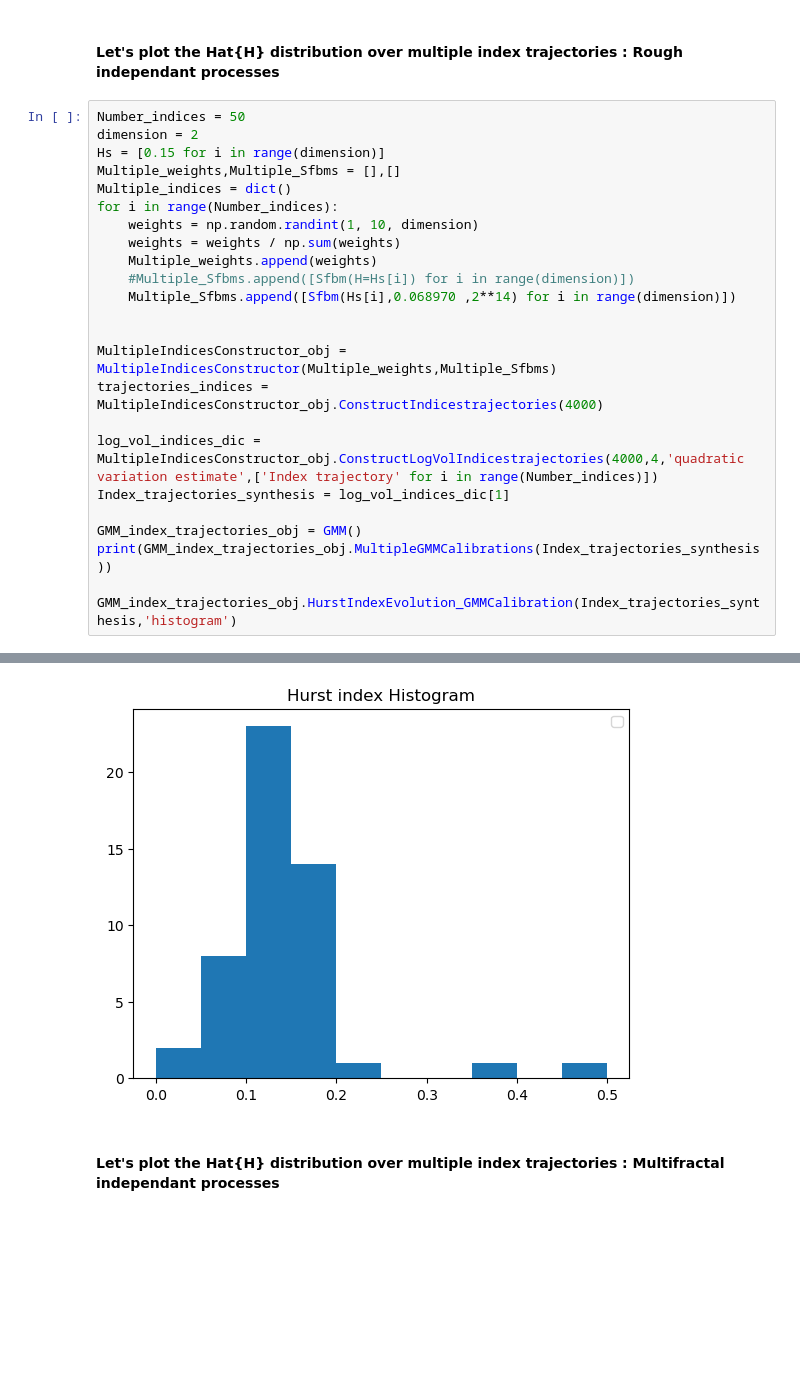
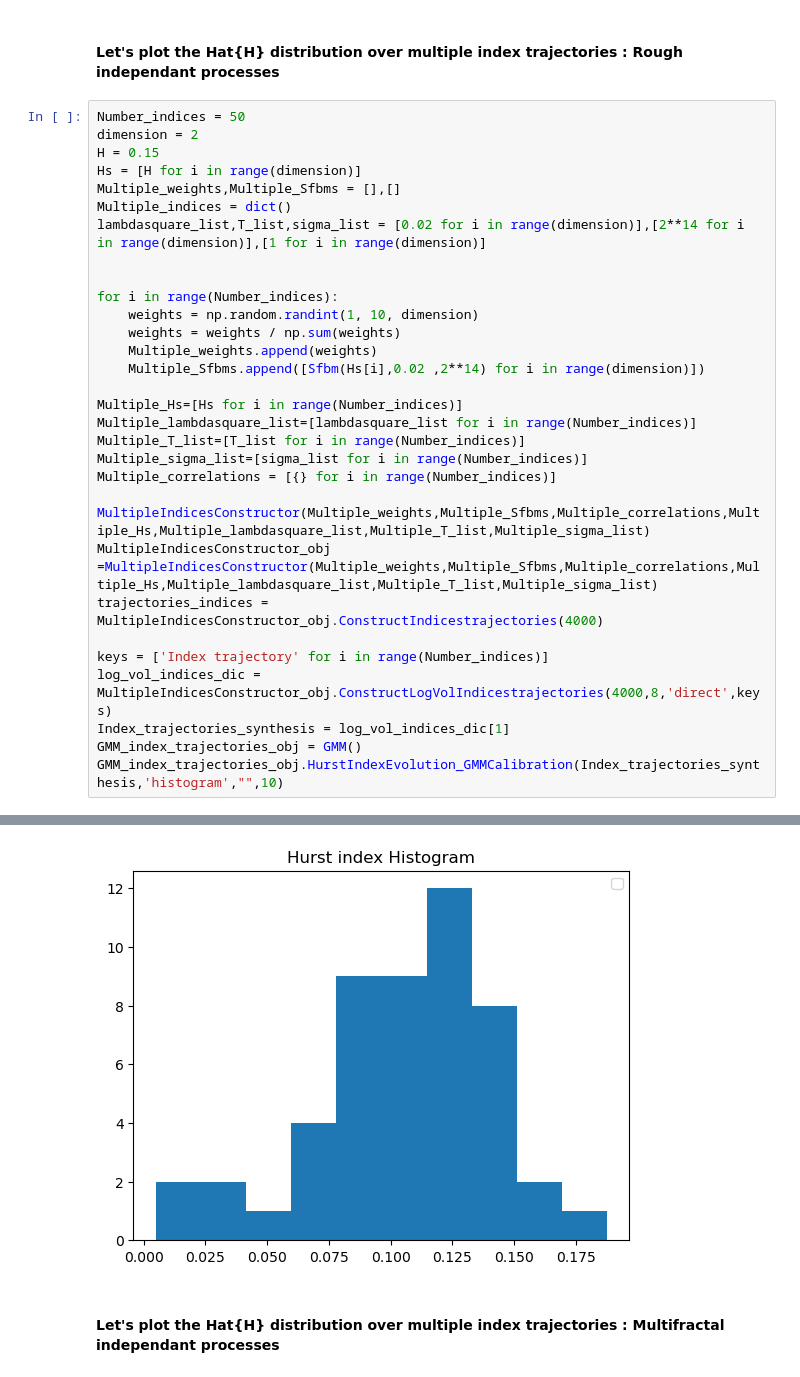
Before and after one commit to Othmane-ZARHALI/PhDThesisRepo, a Jupyter notebook: Indices vs stocks hurst index GMM estimates/HurststockVSindexlogSfbm.ipynb, the cells around one changed output, grey strips where cells are left out. Saved outputs shown, nothing was run; the diff lists cells and outputs as text; blank space fills up the shorter version.

Commit message:
Add general multidimensional Sfbm with Notebook tests

```diff
--- a/Indices vs stocks hurst index GMM estimates/HurststockVSindexlogSfbm.ipynb
+++ b/Indices vs stocks hurst index GMM estimates/HurststockVSindexlogSfbm.ipynb
@@ -978,26 +984,33 @@ index_estimatedGMM_paramSfbms =  (0.07764962262450477, 0.518415589675762, 3.6799
 # %%
 Number_indices = 50
 dimension = 2
-Hs = [0.15 for i in range(dimension)]
+H = 0.15
+Hs = [H for i in range(dimension)]
 Multiple_weights,Multiple_Sfbms = [],[]
 Multiple_indices = dict()
+lambdasquare_list,T_list,sigma_list = [0.02 for i in range(dimension)],[2**14 for i in range(dimension)],[1 for i in range(dimension)]
+
+
 for i in range(Number_indices):
     weights = np.random.randint(1, 10, dimension)
     weights = weights / np.sum(weights)
     Multiple_weights.append(weights)
-    #Multiple_Sfbms.append([Sfbm(H=Hs[i]) for i in range(dimension)])
-    Multiple_Sfbms.append([Sfbm(Hs[i],0.068970 ,2**14) for i in range(dimension)])
+    Multiple_Sfbms.append([Sfbm(Hs[i],0.02 ,2**14) for i in range(dimension)])
 
+Multiple_Hs=[Hs for i in range(Number_indices)]
+Multiple_lambdasquare_list=[lambdasquare_list for i in range(Number_indices)]
+Multiple_T_list=[T_list for i in range(Number_indices)]
+Multiple_sigma_list=[sigma_list for i in range(Number_indices)]
+Multiple_correlations = [{} for i in range(Number_indices)]
 
-MultipleIndicesConstructor_obj = MultipleIndicesConstructor(Multiple_weights,Multiple_Sfbms)
+MultipleIndicesConstructor(Multiple_weights,Multiple_Sfbms,Multiple_correlations,Multiple_Hs,Multiple_lambdasquare_list,Multiple_T_list,Multiple_sigma_list)
+MultipleIndicesConstructor_obj =MultipleIndicesConstructor(Multiple_weights,Multiple_Sfbms,Multiple_correlations,Multiple_Hs,Multiple_lambdasquare_list,Multiple_T_list,Multiple_sigma_list)
 trajectories_indices = MultipleIndicesConstructor_obj.ConstructIndicestrajectories(4000)
 
-log_vol_indices_dic = MultipleIndicesConstructor_obj.ConstructLogVolIndicestrajectories(4000,4,'quadratic variation estimate',['Index trajectory' for i in range(Number_indices)])
+keys = ['Index trajectory' for i in range(Number_indices)]
+log_vol_indices_dic = MultipleIndicesConstructor_obj.ConstructLogVolIndicestrajectories(4000,8,'direct',keys)
 Index_trajectories_synthesis = log_vol_indices_dic[1]
-
 GMM_index_trajectories_obj = GMM()
-print(GMM_index_trajectories_obj.MultipleGMMCalibrations(Index_trajectories_synthesis))
-
-GMM_index_trajectories_obj.HurstIndexEvolution_GMMCalibration(Index_trajectories_synthesis,'histogram')
+GMM_index_trajectories_obj.HurstIndexEvolution_GMMCalibration(Index_trajectories_synthesis,'histogram',"",10)
 # %% [output]
 *******************************
@@ -1039,4 +1037,4 @@ Calibrated_Hurst_indices, size_calibrated_hursts =  [1.29991084e-01 1.11382472e-
-[figure, old version]
+[figure, new version]
 # %% [markdown]
 #### Let's plot the Hat{H} distribution over multiple index trajectories :  Multifractal independant processes
 # %%
```
Also changed, not shown: parts of 32 cells of this notebook, 2 other files.
